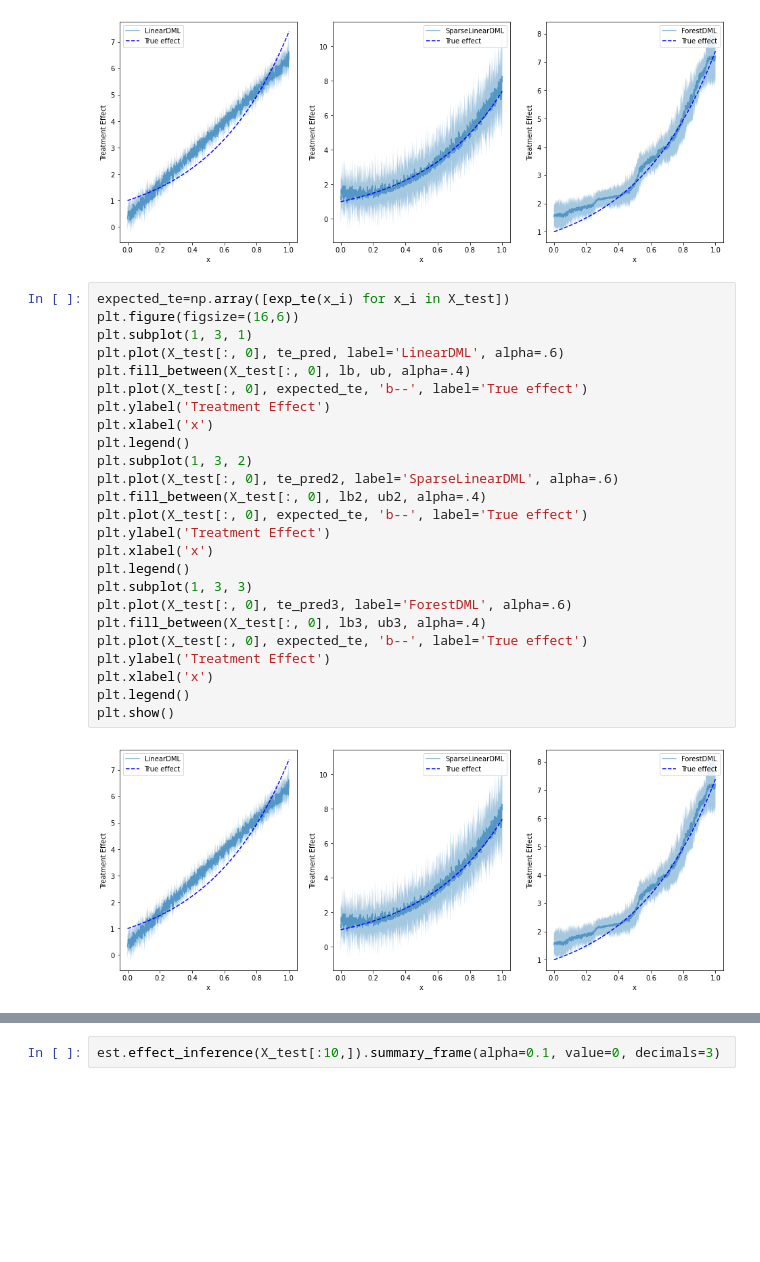
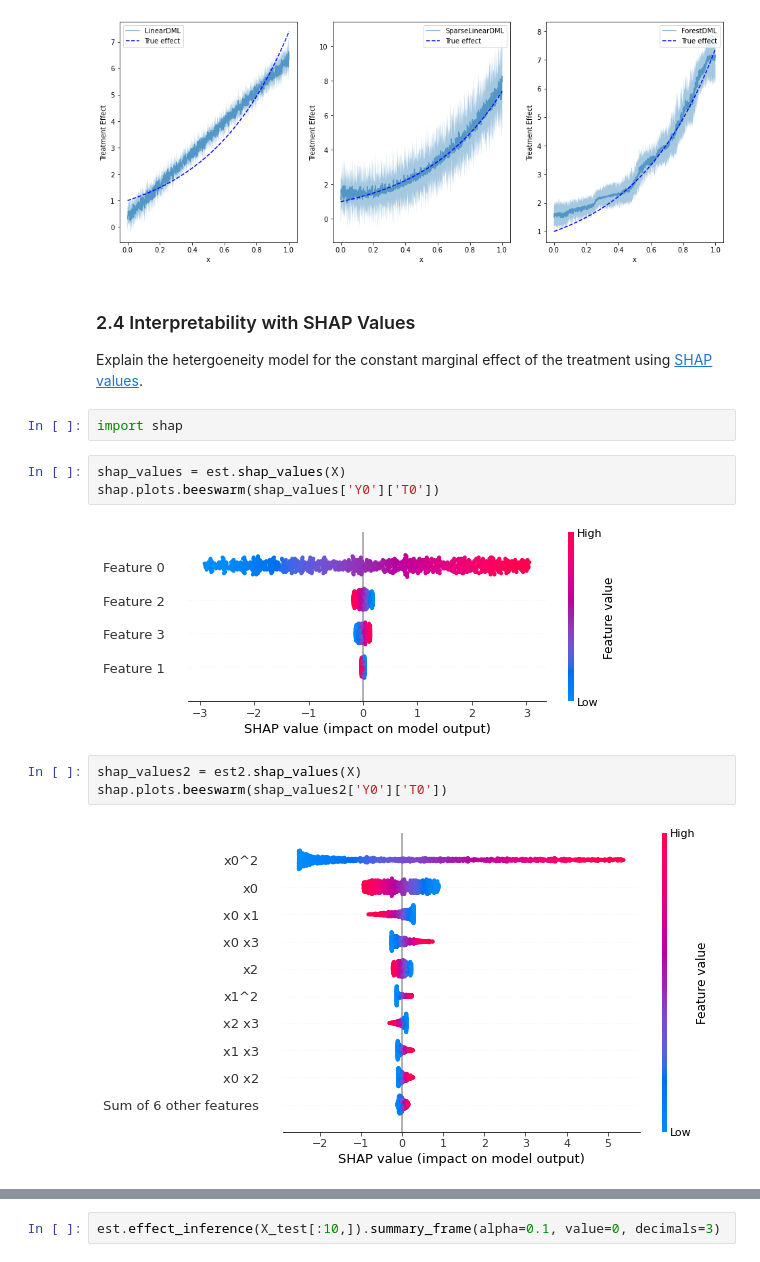
Before and after one commit to py-why/EconML, a Jupyter notebook: notebooks/Double Machine Learning Examples.ipynb, the cells around one changed output, grey strips where cells are left out. Saved outputs shown, nothing was run; the diff lists cells and outputs as text; blank space fills up the shorter version.

Commit message:
added shap cells in DML notebook

```diff
--- a/notebooks/Double Machine Learning Examples.ipynb
+++ b/notebooks/Double Machine Learning Examples.ipynb
@@ -315,30 +315,19 @@ plt.legend()
 plt.show()
 # %% [output]
 [figure]
-# %%
-expected_te=np.array([exp_te(x_i) for x_i in X_test])
-plt.figure(figsize=(16,6))
-plt.subplot(1, 3, 1)
-plt.plot(X_test[:, 0], te_pred, label='LinearDML', alpha=.6)
-plt.fill_between(X_test[:, 0], lb, ub, alpha=.4)
-plt.plot(X_test[:, 0], expected_te, 'b--', label='True effect')
-plt.ylabel('Treatment Effect')
-plt.xlabel('x')
-plt.legend()
-plt.subplot(1, 3, 2)
-plt.plot(X_test[:, 0], te_pred2, label='SparseLinearDML', alpha=.6)
-plt.fill_between(X_test[:, 0], lb2, ub2, alpha=.4)
-plt.plot(X_test[:, 0], expected_te, 'b--', label='True effect')
-plt.ylabel('Treatment Effect')
-plt.xlabel('x')
-plt.legend()
-plt.subplot(1, 3, 3)
-plt.plot(X_test[:, 0], te_pred3, label='ForestDML', alpha=.6)
-plt.fill_between(X_test[:, 0], lb3, ub3, alpha=.4)
-plt.plot(X_test[:, 0], expected_te, 'b--', label='True effect')
-plt.ylabel('Treatment Effect')
-plt.xlabel('x')
-plt.legend()
-plt.show()
-# %% [output]
-[figure, removed]
+# %% [markdown]
+### 2.4 Interpretability with SHAP Values
+
+Explain the hetergoeneity model for the constant marginal effect of the treatment using <a href="https://shap.readthedocs.io/en/latest/">SHAP values</a>.
+# %%
+import shap
+# %%
+shap_values = est.shap_values(X)
+shap.plots.beeswarm(shap_values['Y0']['T0'])
+# %% [output]
+[figure, added]
+# %%
+shap_values2 = est2.shap_values(X)
+shap.plots.beeswarm(shap_values2['Y0']['T0'])
+# %% [output]
+[figure, added]
```
Also changed, not shown: parts of 6 cells of this notebook.
